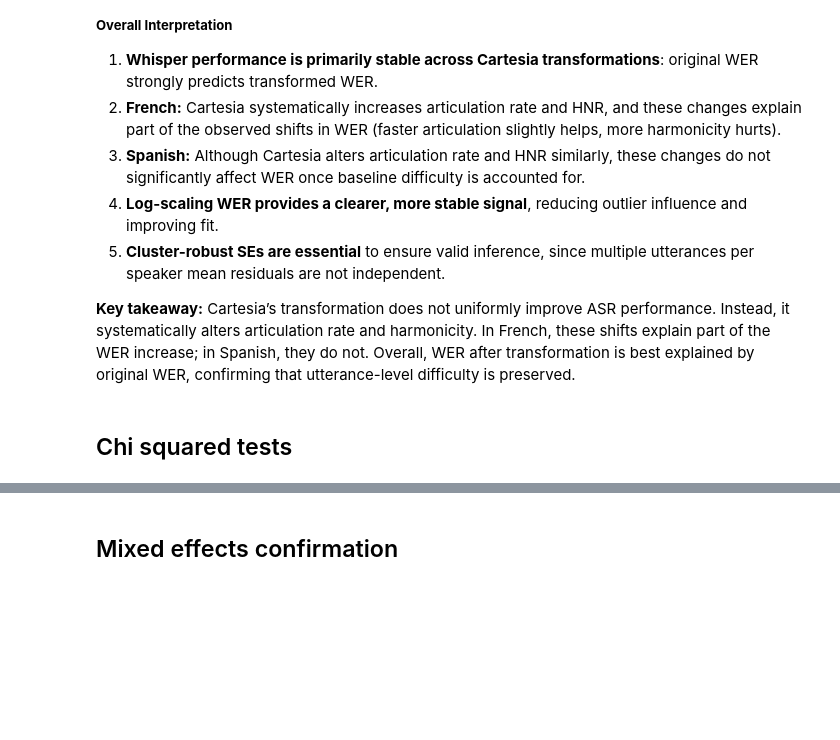
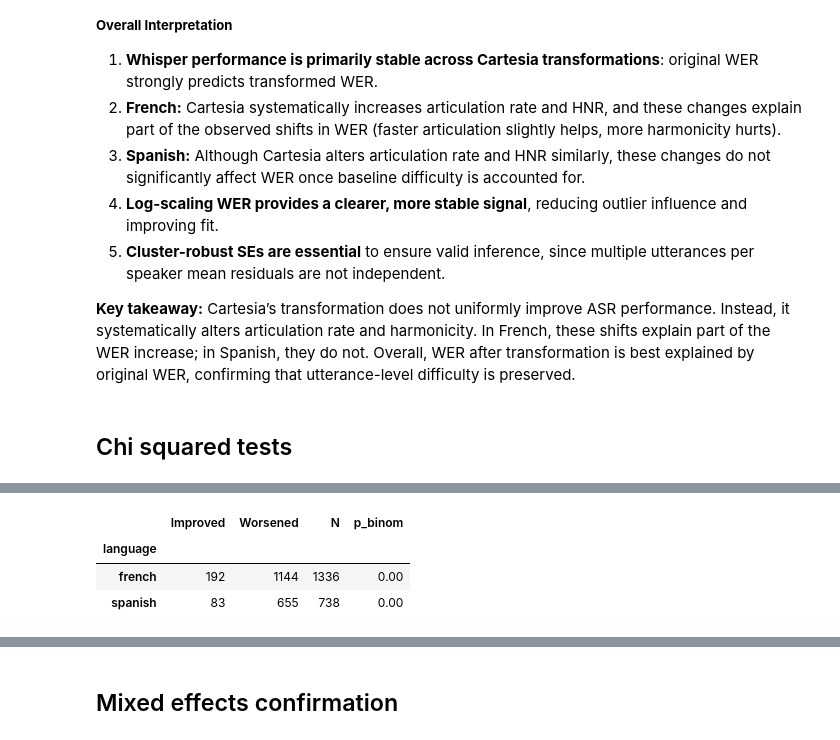
Before and after one commit to dianesarkis1/ASR-Analysis, a Jupyter notebook: inference_analysis.ipynb, the cells around one changed output, grey strips where cells are left out. Cells and saved outputs as stored; diff of their text form; code cells hidden in the pictures; blank space fills up the shorter version.

```diff
--- a/inference_analysis.ipynb
+++ b/inference_analysis.ipynb
@@ -1030,0 +1439,89 @@ for language, d in all_results.items():
+# %%
+# === Improvement & Chi-square suite (clean) ===
+import numpy as np
+import pandas as pd
+from scipy.stats import chi2_contingency, binomtest
+
+# -------- A. Improvement rates per language (binomial test) --------
+def improvement_summary(all_results, languages=None):
+    if languages is None:
+        languages = list(all_results.keys())
+    rows = []
+    for lang in languages:
+        lp = all_results[lang]["line_paired"]
+        if lp.empty:
+            print(f"[{lang}] No line-paired rows; skipping.")
+            continue
+        improved = int((lp["d_wer"] < 0).sum())
+        worsened = int((lp["d_wer"] >= 0).sum())
+        n = improved + worsened
+        bt = binomtest(improved, n, p=0.5, alternative="two-sided")
+        print(f"\n[{lang.upper()}] Improved={improved}, Worsened/Equal={worsened}, "
+              f"N={n}, Binomial p (≠50/50)={bt.pvalue:.2f}")
+        rows.append({"language": lang, "Improved": improved, "Worsened": worsened, "N": n, "p_binom": bt.pvalue})
+    if rows:
+        df = pd.DataFrame(rows).set_index("language")
+        display(df.style.format({"p_binom": "{:.2f}"}))
+        return df
+    return pd.DataFrame()
+
+# -------- B. Compare improvement rates across languages (chi-square) --------
+def compare_languages_chisq(impr_df):
+    if impr_df.shape[0] < 2:
+        print("Need at least two languages to compare; skipping FR vs ES chi-square.")
+        return
+    combo = impr_df[["Improved","Worsened"]].copy()
+    chi2, p, dof, exp = chi2_contingency(combo.values, correction=False)
+    print("\n[FR vs ES] Chi-square on improvement rates")
+    display(combo)
+    print(f"Chi2={chi2:.2f}, dof={dof}, p={p:.2f}")
+
+# -------- C. Improvement vs Δ-feature quartiles (per language) --------
+def improvement_vs_delta_quartiles(all_results, features=("articulation_rate","hnr"), languages=None):
+    if languages is None:
+        languages = list(all_results.keys())
+    for lang in languages:
+        lp = all_results[lang]["line_paired"].copy()
+        if lp.empty:
+            print(f"[{lang}] No line-paired rows; skipping quartile tests.")
+            continue
+
+        # Outcome: Improved vs Worsened
+        lp["Improved"] = np.where(lp["d_wer"] < 0, "Improved", "Worsened")
+
+        print(f"\n[{lang.upper()}] Chi-square: Improved vs Δ-feature quartiles")
+        for f in features:
+            dcol = f"d_{f}"
+            if dcol not in lp.columns:
+                print(f" - {dcol}: missing; skipping.")
+                continue
+            s = lp[[dcol, "Improved"]].dropna()
+            if s[dcol].nunique() < 4:
+                print(f" - {dcol}: insufficient unique values; skipping.")
+                continue
+            # Quartiles (fallback to rank if ties)
+            try:
+                s["Q"] = pd.qcut(s[dcol], 4, labels=["Q1","Q2","Q3","Q4"])
+            except Exception:
+                s["Q"] = pd.qcut(s[dcol].rank(method="average"), 4, labels=["Q1","Q2","Q3","Q4"])
+            tab = pd.crosstab(s["Q"], s["Improved"])
+            if tab.shape[0] < 2 or tab.shape[1] < 2:
+                print(f" - {dcol}: degenerate table; skipping.")
+                continue
+            chi2, p, dof, exp = chi2_contingency(tab.values, correction=False)
+            n = int(tab.values.sum())
+            r, k = tab.shape
+            denom = n * (min(r-1, k-1))
+            V = float(np.sqrt(chi2 / denom)) if denom > 0 else np.nan
+
+            print(f" - {dcol}")
+            display(tab)
+            print(f"   Chi2={chi2:.2f}, dof={dof}, p={p:.2f}, Cramér's V={V:.3f}, N={n}")
+
+# -------------------- Run all three parts --------------------
+langs = ["french","spanish"]  # adjust if your keys differ
+
+impr_df = improvement_summary(all_results, languages=langs)
+compare_languages_chisq(impr_df)
+improvement_vs_delta_quartiles(all_results, features=("articulation_rate","hnr"), languages=langs)
+# %% [output]
@@ -1030,0 +1531,4 @@ for language, d in all_results.items():
+|  | Improved | Worsened | N | p_binom |
+| language |  |  |  |  |
+| french | 192 | 1144 | 1336 | 0.00 |
+| spanish | 83 | 655 | 738 | 0.00 |
```
Also changed, not shown: parts of 16 cells of this notebook.
